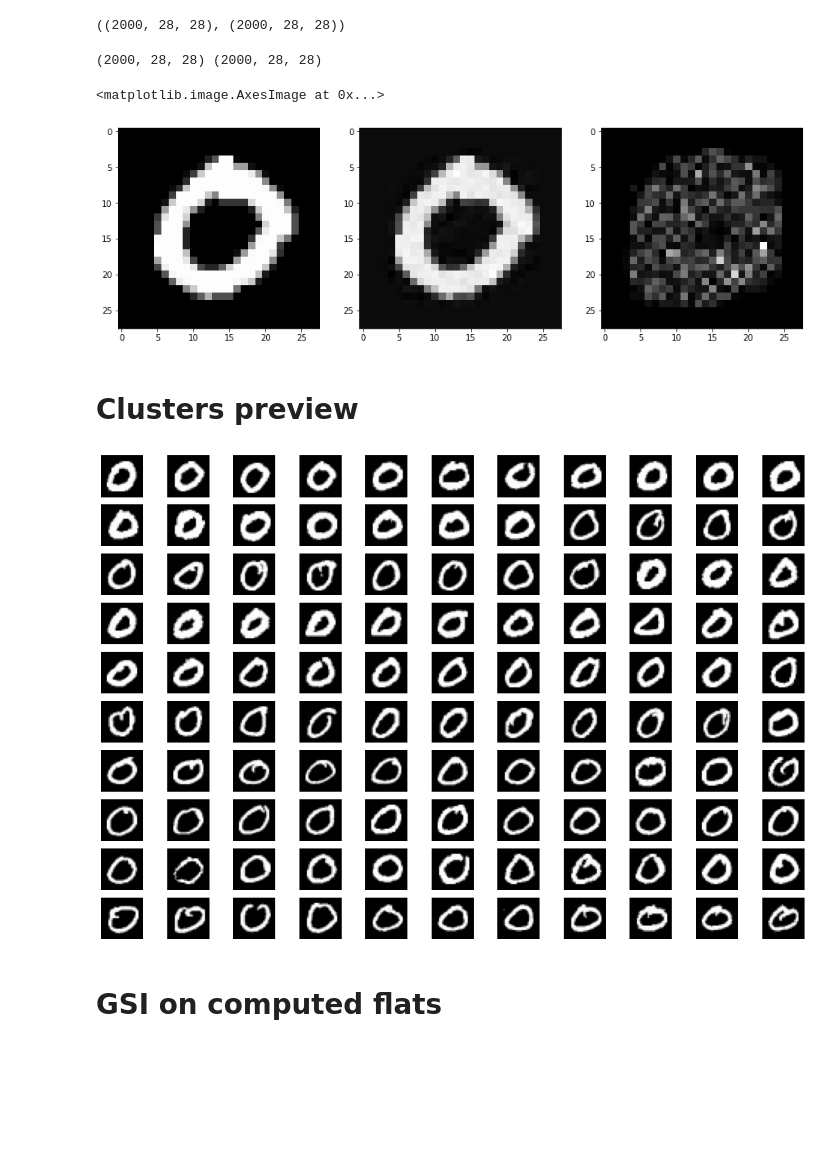
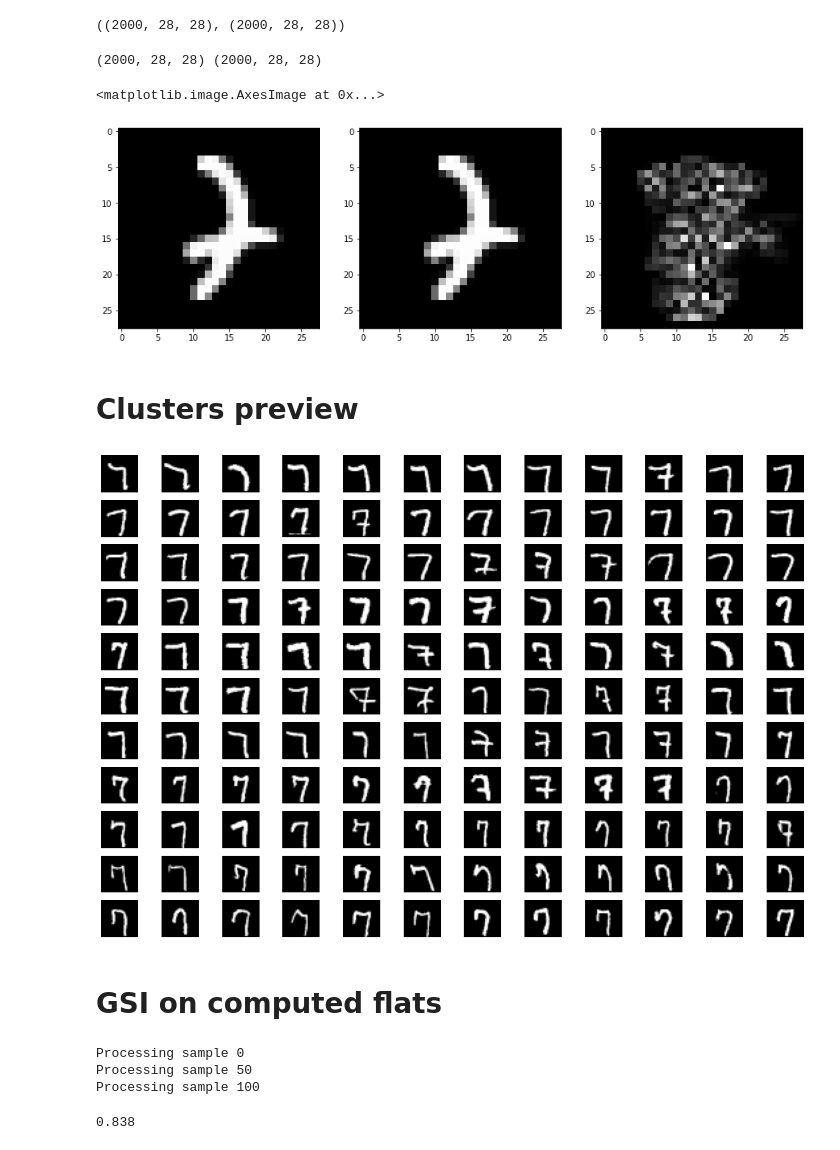
Before and after one commit to JunkyByte/ACDT, a Jupyter notebook: src/visual_saved.ipynb, the cells around one changed output. Saved outputs shown, nothing was run; the diff lists cells and outputs as text; code cells hidden in the pictures; blank space fills up the shorter version.

```diff
--- a/src/visual_saved.ipynb
+++ b/src/visual_saved.ipynb
@@ -18,7 +18,7 @@ plt.rcParams['figure.figsize'] = [15, 10]
 # %% [markdown]
 # Load Checkpoints
 # %%
-with open('./saved/ckpt_swiss.pickle', 'rb') as f:
+with open('./saved/ckpt_mnist_7.pickle', 'rb') as f:
     x = pickle.load(f)
 x.keys()
 # %% [output]
@@ -221,7 +219,7 @@ proj.shape, samples.shape
 # %% [output]
 ((2000, 28, 28), (2000, 28, 28))
 # %%
-ith = 3
+ith = 10
 print(samples.shape, proj.shape)
 s = samples[ith]
 p = proj[ith]
@@ -234,22 +232,22 @@ ax3.imshow(np.abs(p - s), cmap='gray')
 # %% [output]
 (2000, 28, 28) (2000, 28, 28)
 <matplotlib.image.AxesImage at 0x...>
-[figure, old version]
+[figure, new version]
 # %% [markdown]
 # Clusters preview
 # %%
-ith = 0
+ith = 1
 Ci = C[ith]
 fig, axs = plt.subplots(nrows=int(np.sqrt(len(Ci.indices))), ncols=int(np.sqrt(len(Ci.indices)) + 1))
 for i, ax in enumerate(axs.flat):
     if len(Ci) <= i:
         break
     ax.axis('off')
     s = X[Ci.indices[i]]
     ax.imshow(s.reshape((28, 28)), cmap='gray')
 fig.tight_layout()
 # %% [output]
-[figure, old version]
+[figure, new version]
 # %% [markdown]
 # GSI on computed flats
 # %%
@@ -262,13 +263,22 @@ for i in range(10):
 # %%
-d = np.zeros((images.shape[0], 10, k))  # n_samples x n_digits x flats
-for x_idx, x in enumerate(images):
+# Compute distance matrix
+d = np.zeros((X.shape[0], 10, k))  # n_samples x n_digits x flats
+for x_idx, x in enumerate(X):
+    if x_idx % 50 == 0:
+        print('Processing sample', x_idx)
     for C_idx, C in enumerate(C_digits):
         for Ci_idx, Ci in enumerate(C):
             F = Ci.F
             P = np.dot(F, F.T)
-            samp = np.array(Ci.X).T
-            mean_pos = np.mean(samp, axis=1, keepdims=True)
-            s = samp - mean_pos
+            samp = np.array(Xs[C_idx][Ci.indices]).T
+            mean_pos = np.mean(samp, axis=1, keepdims=False)
+            s = x - mean_pos
 
             proj = np.dot(P, s)
-            d[x_idx][C_idx][Ci_idx] = (s - proj) ** 2
+            d[x_idx][C_idx][Ci_idx] = np.mean((s - proj) ** 2)
+
+np.save('./saved/dist_matrix_mnist.npy', d)
+# %% [output]
+Processing sample 0
+Processing sample 50
+Processing sample 100
@@ -275,8 +288,9 @@ for x_idx, x in enumerate(images):
 # %%
 # Compute GSI fitting the D matrix
-d_flat = np.reshape((-1, 10 * k))
+d_flat = d.reshape((-1, 10 * k))
 knn = NearestNeighbors(n_neighbors=2, metric='euclidean').fit(d_flat)
 n_idx = knn.kneighbors(d_flat, return_distance=False)[:, 1:].squeeze(1)
-
 GSI = np.sum(Y == Y[n_idx]) / X.shape[0]
 GSI
+# %% [output]
+0.838
```
Also changed, not shown: parts of 7 cells of this notebook, 8 other files.
